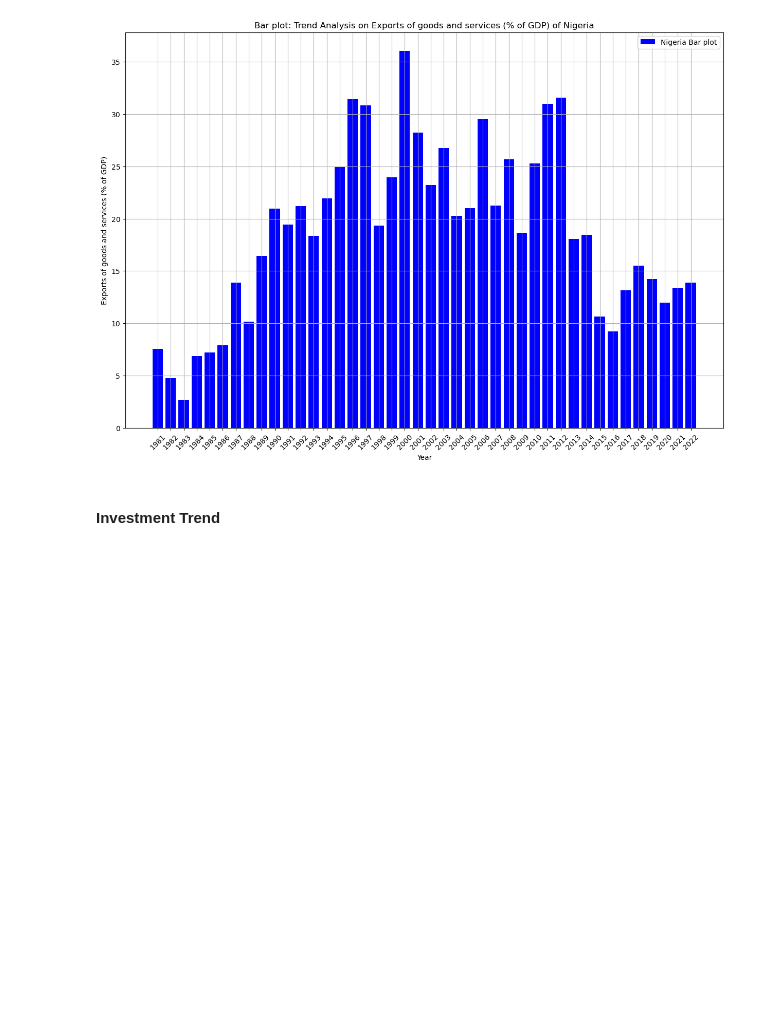
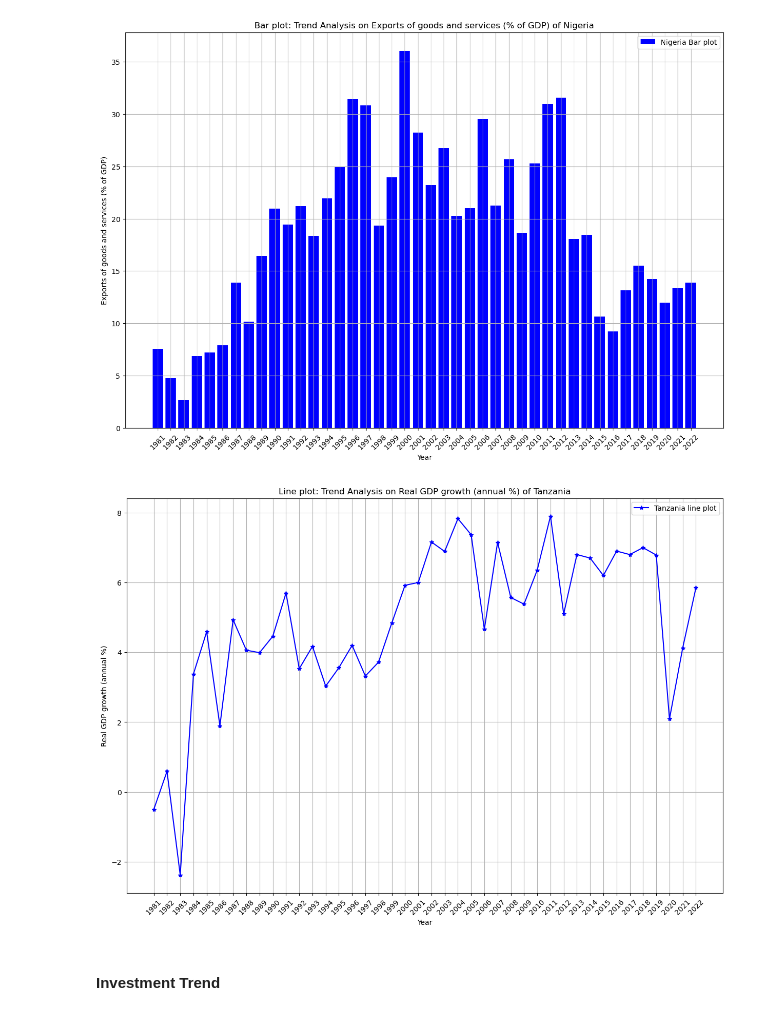
Before and after one commit to andazi/EDA-African-Economic-Performance, a Jupyter notebook: AFRICAN ECONOMY EDA.ipynb, the cells around one changed output. Cells and saved outputs as stored; diff of their text form; code cells hidden in the pictures; blank space fills up the shorter version.

Commit message:
balance of payment analysis

```diff
--- a/AFRICAN ECONOMY EDA.ipynb
+++ b/AFRICAN ECONOMY EDA.ipynb
@@ -454,6 +454,10 @@ trend_analysis(imports_gdp, 'bar', 'nga')
 trend_analysis(exports_gdp, 'bar', 'nga')
 # %% [output]
 [figure]
+# %%
+trend_analysis(gdp_growth, 'line', 'tza')
+# %% [output]
+[figure, added]
 # %% [markdown]
 #### Investment Trend
 # %%
```
Also changed, not shown: parts of 11 cells of this notebook, 3 other files.
